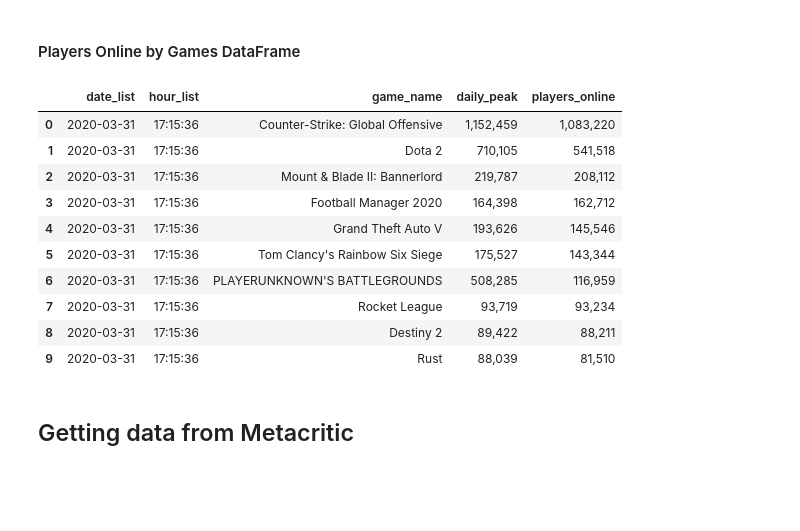
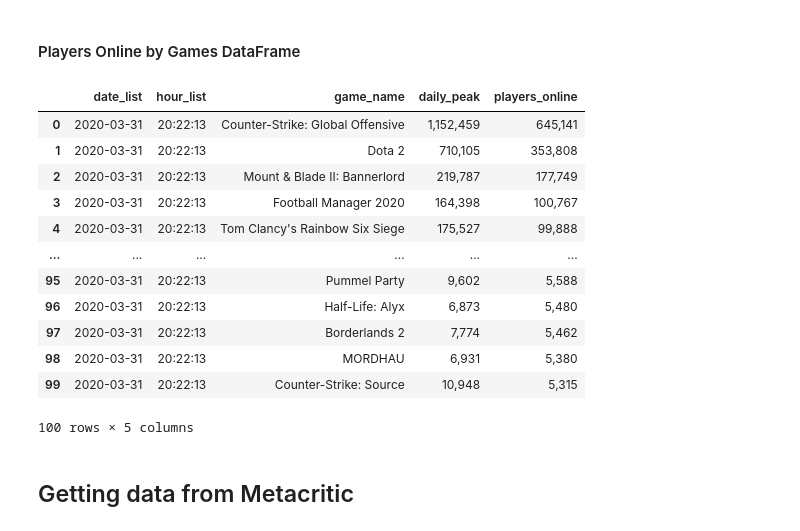
Before and after one commit to luisgzaparolli/Ironhack, a Jupyter notebook: Projects/MiniProject_3/Games/Twitch API & Steam Web Scrapping - Games database.ipynb, the cells around one changed output. Cells and saved outputs as stored; diff of their text form; code cells hidden in the pictures; blank space fills up the shorter version.

```diff
--- a/Projects/MiniProject_3/Games/Twitch API & Steam Web Scrapping - Games database.ipynb
+++ b/Projects/MiniProject_3/Games/Twitch API & Steam Web Scrapping - Games database.ipynb
@@ -191,4 +217,9 @@ stream_channel.head(20).reset_index()
 &nbsp;&nbsp;&nbsp;&nbsp;&nbsp;&nbsp;Steam is a video game digital distribution service by Valve. It was launched as a standalone software client in September 2003 as a way for Valve to provide automatic updates for their games, and expanded to include games from third-party publishers. Steam has also expanded into an online web-based and mobile digital storefront. Steam offers digital rights management (DRM), matchmaking servers, video streaming, and social networking services. It also provides the user with installation and automatic updating of games, and community features such as friends lists and groups, cloud saving, and in-game voice and chat functionality.
 # %% [markdown]
 ### Getting the top 50 selled games on Steam
+# %%
+def get_soup(url):
+    html = requests.get(url).content
+    soup = BeautifulSoup(html)
+    return soup
 # %%
@@ -246,34 +277,41 @@ mostselled_games
 # %% [markdown]
 ### Getting a view of players online on steam by game
 # %%
+#Url to Scrapping
 url = 'https://store.steampowered.com/stats/Steam-Game-and-Player-Statistics'
-html = requests.get(url).content
-soup = BeautifulSoup(html)
+
+#BeautifulSoup
+soup = get_soup(url)
+
+#List Comprehension to gathering data
 players_online = [players.text.strip().split()[0] for players in soup.find_all('tr', attrs = {'class': 'player_count_row'})]
 daily_peak = [players.text.strip().split()[1] for players in soup.find_all('tr', attrs = {'class': 'player_count_row'})]
 game_name = [players.find('a').text for players in soup.find_all('tr', attrs = {'class': 'player_count_row'})]
-
 date_list = [datetime.date.today() for i in range(len(game_name))]
 hour_list = [datetime.datetime.now().strftime("%H:%M:%S") for i in range(len(game_name))]
+
+#Generating a DataFrame
 data = list(zip(date_list, hour_list, game_name, daily_peak, players_online))
 headers = ['date_list', 'hour_list', 'game_name', 'daily_peak', 'players_online']
-players_online = pd.DataFrame(np.array(data), columns = headers)
+steam_playersonline = get_dataframe('steam_playersonline', data, headers)
 # %% [markdown]
 #### Players Online by Games DataFrame
-# %%
-players_online.head(10)
-# %% [output]
-|  | date_list | hour_list | game_name | daily_peak | players_online |
-| 0 | 2020-03-31 | 17:15:36 | Counter-Strike: Global Offensive | 1,152,459 | 1,083,220 |
-| 1 | 2020-03-31 | 17:15:36 | Dota 2 | 710,105 | 541,518 |
-| 2 | 2020-03-31 | 17:15:36 | Mount & Blade II: Bannerlord | 219,787 | 208,112 |
-| 3 | 2020-03-31 | 17:15:36 | Football Manager 2020 | 164,398 | 162,712 |
-| 4 | 2020-03-31 | 17:15:36 | Grand Theft Auto V | 193,626 | 145,546 |
-| 5 | 2020-03-31 | 17:15:36 | Tom Clancy's Rainbow Six Siege | 175,527 | 143,344 |
-| 6 | 2020-03-31 | 17:15:36 | PLAYERUNKNOWN'S BATTLEGROUNDS | 508,285 | 116,959 |
-| 7 | 2020-03-31 | 17:15:36 | Rocket League | 93,719 | 93,234 |
-| 8 | 2020-03-31 | 17:15:36 | Destiny 2 | 89,422 | 88,211 |
-| 9 | 2020-03-31 | 17:15:36 | Rust | 88,039 | 81,510 |
+# %%
+steam_playersonline
+# %% [output]
+|  | date_list | hour_list | game_name | daily_peak | players_online |
+| 0 | 2020-03-31 | 20:22:13 | Counter-Strike: Global Offensive | 1,152,459 | 645,141 |
+| 1 | 2020-03-31 | 20:22:13 | Dota 2 | 710,105 | 353,808 |
+| 2 | 2020-03-31 | 20:22:13 | Mount & Blade II: Bannerlord | 219,787 | 177,749 |
+| 3 | 2020-03-31 | 20:22:13 | Football Manager 2020 | 164,398 | 100,767 |
+| 4 | 2020-03-31 | 20:22:13 | Tom Clancy's Rainbow Six Siege | 175,527 | 99,888 |
+| ... | ... | ... | ... | ... | ... |
+| 95 | 2020-03-31 | 20:22:13 | Pummel Party | 9,602 | 5,588 |
+| 96 | 2020-03-31 | 20:22:13 | Half-Life: Alyx | 6,873 | 5,480 |
+| 97 | 2020-03-31 | 20:22:13 | Borderlands 2 | 7,774 | 5,462 |
+| 98 | 2020-03-31 | 20:22:13 | MORDHAU | 6,931 | 5,380 |
+| 99 | 2020-03-31 | 20:22:13 | Counter-Strike: Source | 10,948 | 5,315 |
+100 rows × 5 columns
 # %% [markdown]
 ## Getting data from Metacritic
 # %% [markdown]
```
Also changed, not shown: parts of 8 cells of this notebook, 31 other files.
